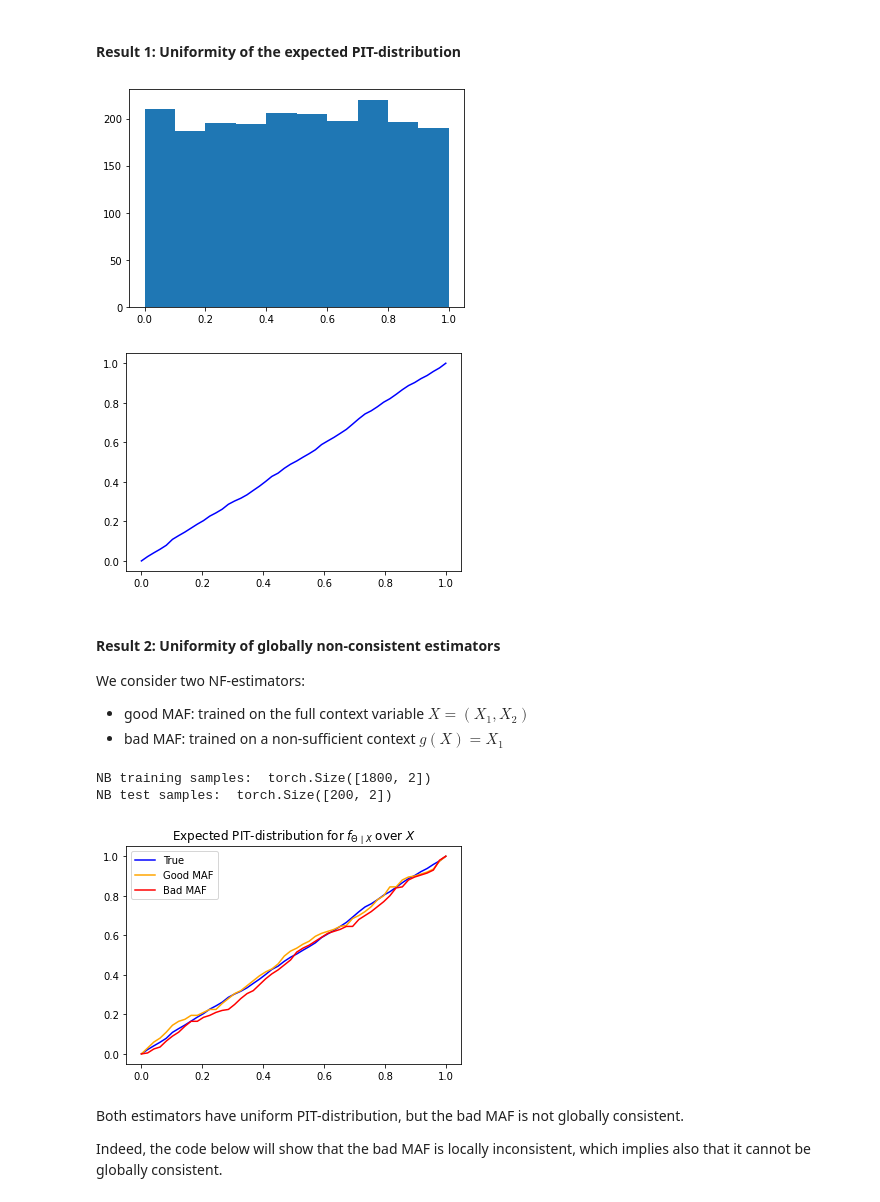
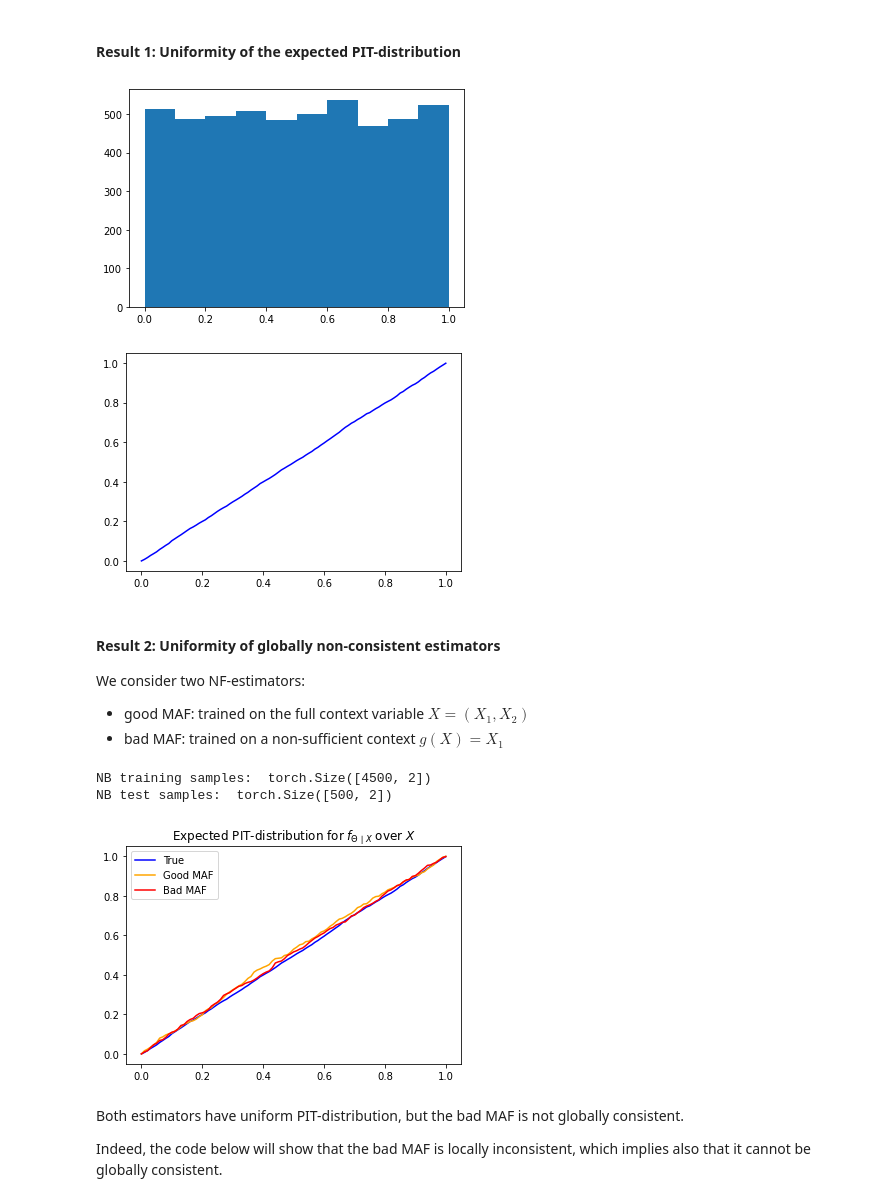
Before and after one commit to JuliaLinhart/valDiags_flows, a Jupyter notebook: PIT_for_ConditionalFlows.ipynb, the cells around one changed output. Cells and saved outputs as stored; diff of their text form; code cells hidden in the pictures.

```diff
--- a/PIT_for_ConditionalFlows.ipynb
+++ b/PIT_for_ConditionalFlows.ipynb
@@ -67,6 +67,7 @@ We consider a target density $\Theta\mid X \sim \mathcal{N}(X_1+X_2, 1)$ with $X
 # %%
 import numpy as np
 import matplotlib.pyplot as plt
+import pandas as pd
 import torch
 
 import torch.distributions as D
@@ -89,7 +90,14 @@ covariance = np.array([[sigma_1**2, rho*sigma_1*sigma_2],[rho*sigma_1*sigma_2, s
 x_dist = multivariate_normal(mean=mean, cov=covariance)
 
 # Samples from the conditional distribution P(Theta|X)
-n = 2_000 # nb samples
-samples_x = x_dist.rvs(n) # samples from P(X)
-samples_theta = np.array([norm(loc = x[0]+x[1], scale=1).rvs(1) for x in samples_x]) # samples from P(Theta|X)
+n = 5_000 # nb samples
+def get_joint_data(n):
+    samples_x = x_dist.rvs(n) # samples from P(X)
+    samples_theta = np.array([norm(loc = x[0]+x[1], scale=1).rvs(1) for x in samples_x]) # samples from P(Theta|X)
+    return samples_x, samples_theta
+
+samples_x, samples_theta = get_joint_data(n=n)
+
+plt.scatter(samples_x[:,0],samples_x[:,1])
+plt.show()
 # %% [output]
@@ -103,30 +111,36 @@ plt.hist(Z)
 plt.show()
 
 # Plot pp_plot
-alphas = np.linspace(0,1)
+alphas = np.linspace(0,0.999,101)
 z_true = [np.mean(Z[:,0] < alpha) for alpha in alphas]
 plt.plot(alphas, z_true, color='blue')
 plt.show()
 # %% [output]
-[figure, old version]
+[figure, new version]
 [figure]
 # %% [markdown]
 #### Result 2: Uniformity of globally non-consistent estimators
 We consider two NF-estimators:
 - good MAF: trained on the full context variable $X=(X_1, X_2)$
 - bad MAF: trained on a non-sufficient context $g(X)=X_1$
+# %%
+# Get train, val and test samples:
+# - train samples are used to train the flow,
+# - test samples are used to compute/learn the PIT-distribution
+
+samples_x, samples_theta = torch.FloatTensor(samples_x), torch.FloatTensor(samples_theta)
+test_size = int(0.1 * len(samples_theta))
+train_size = len(samples_theta) - test_size
+x_train, x_test = samples_x[:train_size], samples_x[train_size:]
+theta_train, theta_test = samples_theta[:train_size], samples_theta[train_size:]
+
+print('NB training samples: ', x_train.shape)
+print('NB test samples: ', x_test.shape)
+# %% [output]
+NB training samples:  torch.Size([4500, 2])
+NB test samples:  torch.Size([500, 2])
 # %%
-# Get train and test samples:
-# - train samples are used to train the flow,
-# - test samples are used to compute the empiriacal r(alpha).
-
-samples_x, samples_theta = torch.FloatTensor(samples_x), torch.FloatTensor(samples_theta)
-test_size = int(0.1* len(samples_theta))
-train_size = len(samples_theta) - test_size
-x_train, x_test = samples_x[:train_size], samples_x[train_size:]
-theta_train, theta_test = samples_theta[:train_size], samples_theta[train_size:]
-print('NB training samples: ', x_train.shape)
-print('NB test samples: ', x_test.shape)
+# TRAIN FLOWS
 
 # Good MAF trained on X=(X_1,X_2)
 maf_good = construct_maf(theta_train, hidden_features=50, context_features=2, standardize_transform=False)
@@ -135,28 +149,25 @@ best_val_loss_good, epochs_good = train(maf_good, theta_train, context=x_train,
 # Bad MAF trained on g(X)=(X_1)
 maf_bad = construct_maf(theta_train, hidden_features=50, context_features=1, standardize_transform=False)
 best_val_loss_bad, epochs_bad = train(maf_bad, theta_train, context=x_train[:,0].reshape(-1,1), num_epochs=2000, batch_size=10, lr=0.005, validation=True, plot=False, epochs_until_converge=20)
-# %% [output]
-NB training samples:  torch.Size([1800, 2])
-NB test samples:  torch.Size([200, 2])
 # %%
 # expected PIT-distribution
 cdf_flow = lambda x,context,flow: D.Normal(0,1).cdf(flow._transform(x, context=context)[0])
-Z_maf_good = np.mean([cdf_flow(theta_test, context=x, flow=maf_good).detach().numpy() for x in x_test], axis=0) # E_X[PIT(Theta, X, good]
-Z_maf_bad = np.mean([cdf_flow(theta_test, context=x, flow=maf_bad).detach().numpy() for x in x_test[:,0].reshape(-1,1)], axis=0) # E_X[PIT(Theta, X, bad]
+Z_maf_good = np.array([cdf_flow(theta_test[i][None], context=x, flow=maf_good).detach().numpy() for i,x in enumerate(x_test)]) # [PIT(Theta, X, good)]
+Z_maf_bad = np.array([cdf_flow(theta_test[i][None], context=x, flow=maf_bad).detach().numpy() for i,x in enumerate(x_test[:,0].reshape(-1,1))]) # [PIT(Theta, X, bad)]
 
 # Plot pp_plot
-alphas = np.linspace(0,1)
-z_maf_good = [np.mean(Z_maf_good[:,0] < alpha) for alpha in alphas]
-z_maf_bad = [np.mean(Z_maf_bad[:,0] < alpha) for alpha in alphas]
+alphas = np.linspace(0,0.999,101)
+z_maf_good = [np.mean(Z_maf_good[:,0] < alpha) for alpha in alphas]  # [P_X,Theta(Z < alpha)]
+z_maf_bad = [np.mean(Z_maf_bad[:,0] < alpha) for alpha in alphas]  # [P_X,Theta(Z < alpha)]
 
 plt.plot(alphas, z_true, color='blue', label='True')
 plt.plot(alphas, z_maf_good, color='orange', label='Good MAF')
 plt.plot(alphas, z_maf_bad, color='red', label='Bad MAF')
 plt.legend()
 plt.title(r'Expected PIT-distribution for $f_{\Theta \mid X}$ over $X$')
 plt.show()
 # %% [output]
-[figure, old version]
+[figure, new version]
 # %% [markdown]
 Both estimators have uniform PIT-distribution, but the bad MAF is not globally consistent.
 
```
Also changed, not shown: parts of 25 cells of this notebook.
